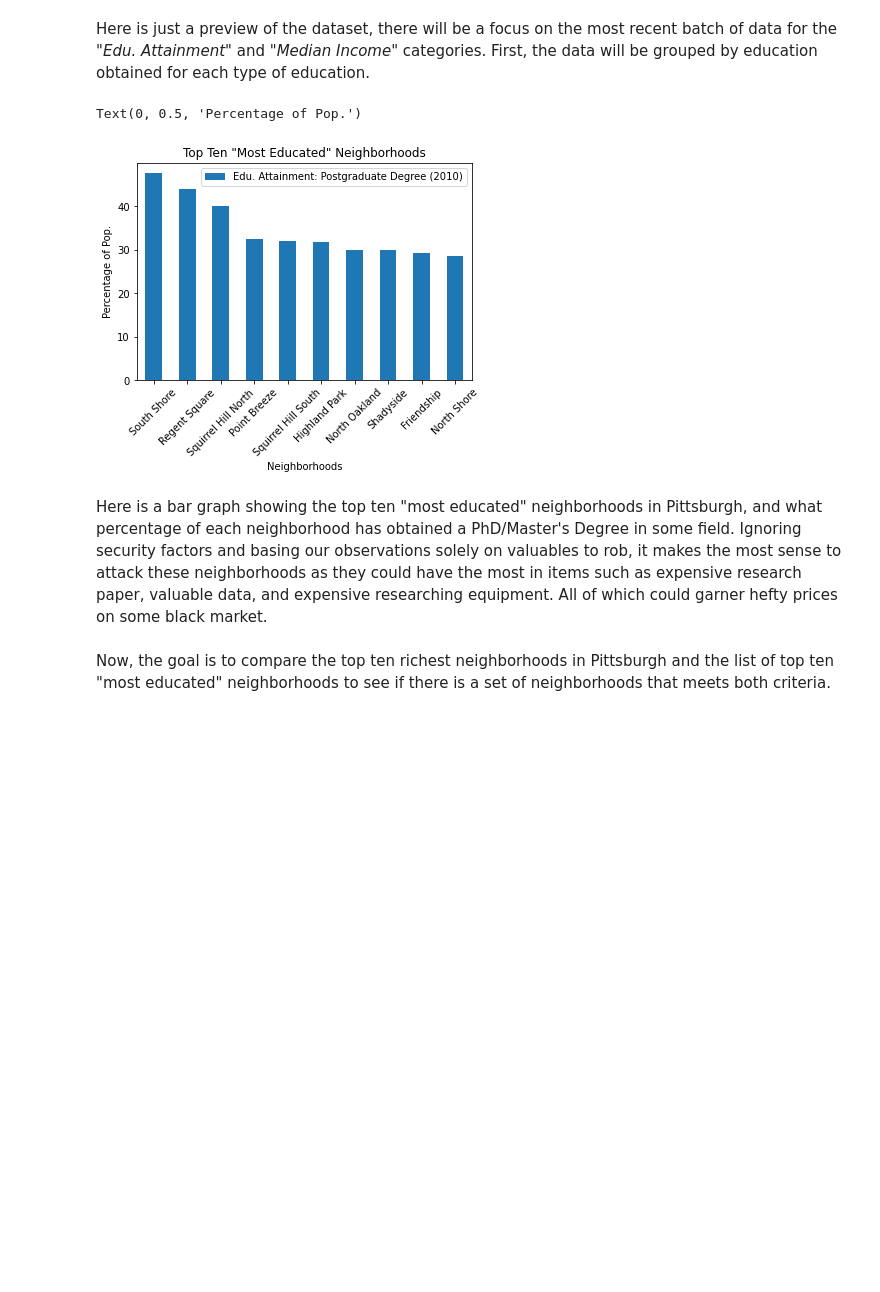
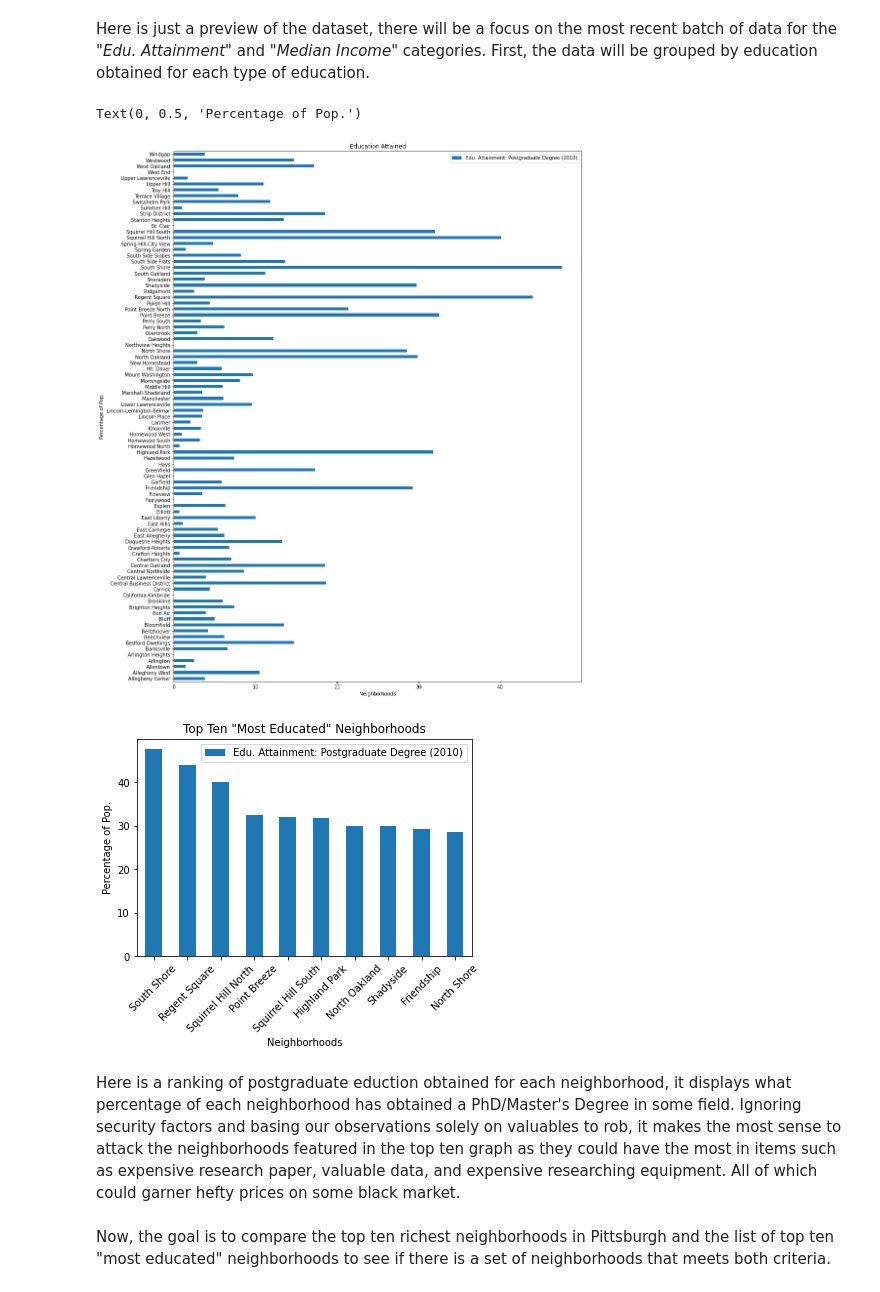
Before and after one commit to Carson606/Final-Project, a Jupyter notebook: Most Educated and Richest Neighborhoods - Alejandro Ciuba.ipynb, the cells around one changed output. Saved outputs shown, nothing was run; the diff lists cells and outputs as text; code cells hidden in the pictures; blank space fills up the shorter version.

Commit message:
Major update to the final project graphs

```diff
--- a/Most Educated and Richest Neighborhoods - Alejandro Ciuba.ipynb
+++ b/Most Educated and Richest Neighborhoods - Alejandro Ciuba.ipynb
@@ -38,28 +38,35 @@ Here is just a preview of the dataset, there will be a focus on the most recent
 # %%
 edu_pos = edu_inc.loc[:,["Neighborhood", "Edu. Attainment: Postgraduate Degree (2010)"]]
 
 #Drop NaN values, and reindex
 edu_pos = edu_pos.dropna()
 edu_pos.reset_index(drop=True, inplace=True)
 
 #Convert % strings to numerical data
 for x in range(len(edu_pos)):
     #change that value to a float
     edu_pos.loc[x, "Edu. Attainment: Postgraduate Degree (2010)"] = float(edu_pos.loc[x, "Edu. Attainment: Postgraduate Degree (2010)"].split("%")[0])
 
+#Create a bar graph for all neighborhoods
+graph_1 = edu_pos.plot.barh(x="Neighborhood", y="Edu. Attainment: Postgraduate Degree (2010)", title="Education Attained", figsize=[15, 20])
+graph_1.set_xlabel("Neighborhoods")
+graph_1.set_ylabel("Percentage of Pop.")
+
+#Create a top ten bar graph
 #Sort the data and get the top ten "Most Educated" neighborhoods
 edu_pos = edu_pos.sort_values(by="Edu. Attainment: Postgraduate Degree (2010)", ascending=False)
 edu_pos_topten = edu_pos.head(10)
 
 #Create the graph
-graph_1 = edu_pos_topten.plot(kind="bar", title="Top Ten \"Most Educated\" Neighborhoods", x="Neighborhood", rot=45)
-graph_1.set_xlabel("Neighborhoods")
-graph_1.set_ylabel("Percentage of Pop.")
+graph_2 = edu_pos_topten.plot(kind="bar", title="Top Ten \"Most Educated\" Neighborhoods", x="Neighborhood", rot=45)
+graph_2.set_xlabel("Neighborhoods")
+graph_2.set_ylabel("Percentage of Pop.")
 # %% [output]
 Text(0, 0.5, 'Percentage of Pop.')
-[figure, old version]
+[figure, new version]
+[figure, added]
 # %% [markdown]
-Here is a bar graph showing the top ten "most educated" neighborhoods in Pittsburgh, and what percentage of each neighborhood has obtained a PhD/Master's Degree in some field. Ignoring security factors and basing our observations solely on valuables to rob, it makes the most sense to attack these neighborhoods as they could have the most in items such as expensive research paper, valuable data, and expensive researching equipment. All of which could garner hefty prices on some black market.
+Here is a ranking of postgraduate eduction obtained for each neighborhood, it displays what percentage of each neighborhood has obtained a PhD/Master's Degree in some field. Ignoring security factors and basing our observations solely on valuables to rob, it makes the most sense to attack the neighborhoods featured in the top ten graph as they could have the most in items such as expensive research paper, valuable data, and expensive researching equipment. All of which could garner hefty prices on some black market.
 # %% [markdown]
 Now, the goal is to compare the top ten richest neighborhoods in Pittsburgh and the list of top ten "most educated" neighborhoods to see if there is a set of neighborhoods that meets both criteria.
 # %%
```
Also changed, not shown: parts of 2 cells of this notebook.
